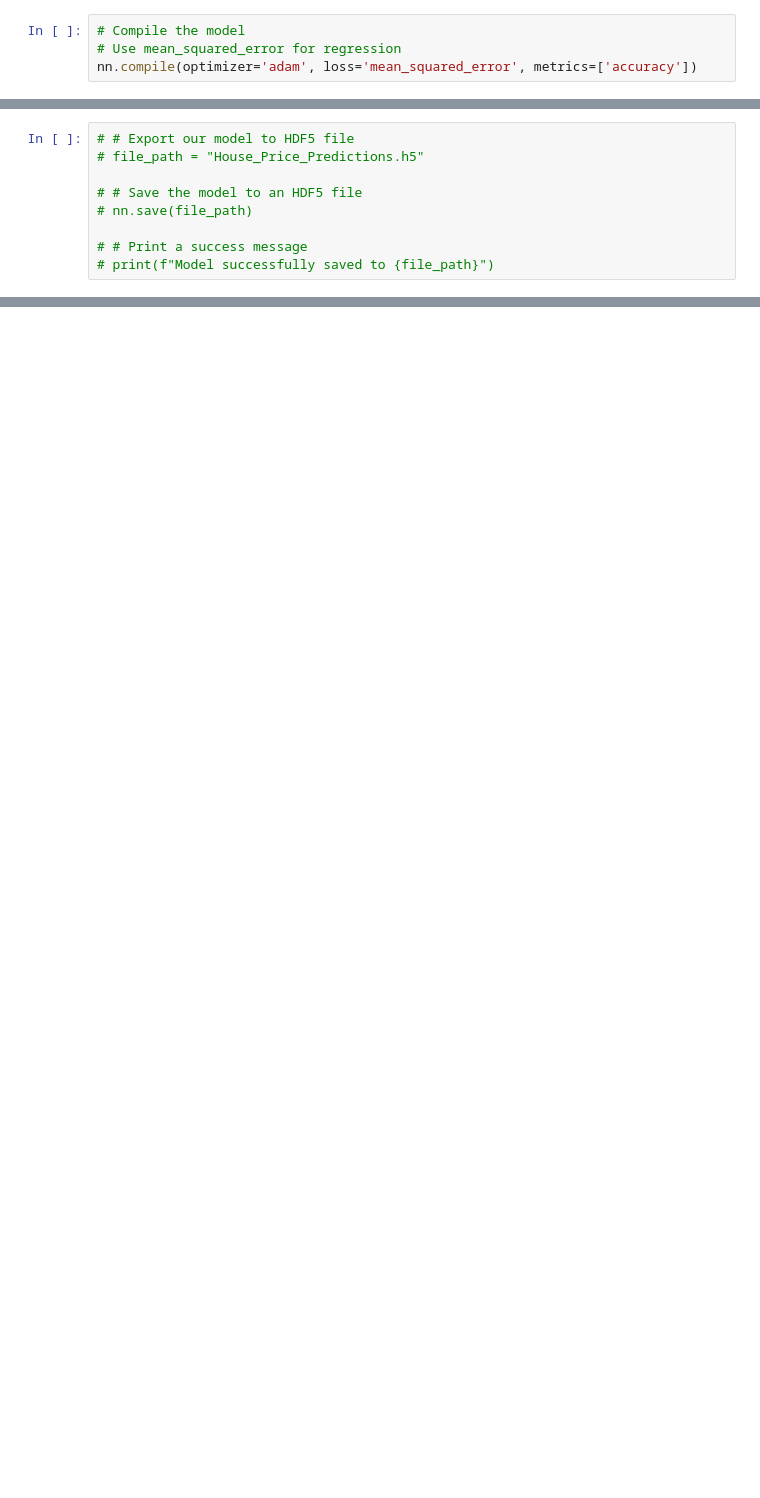
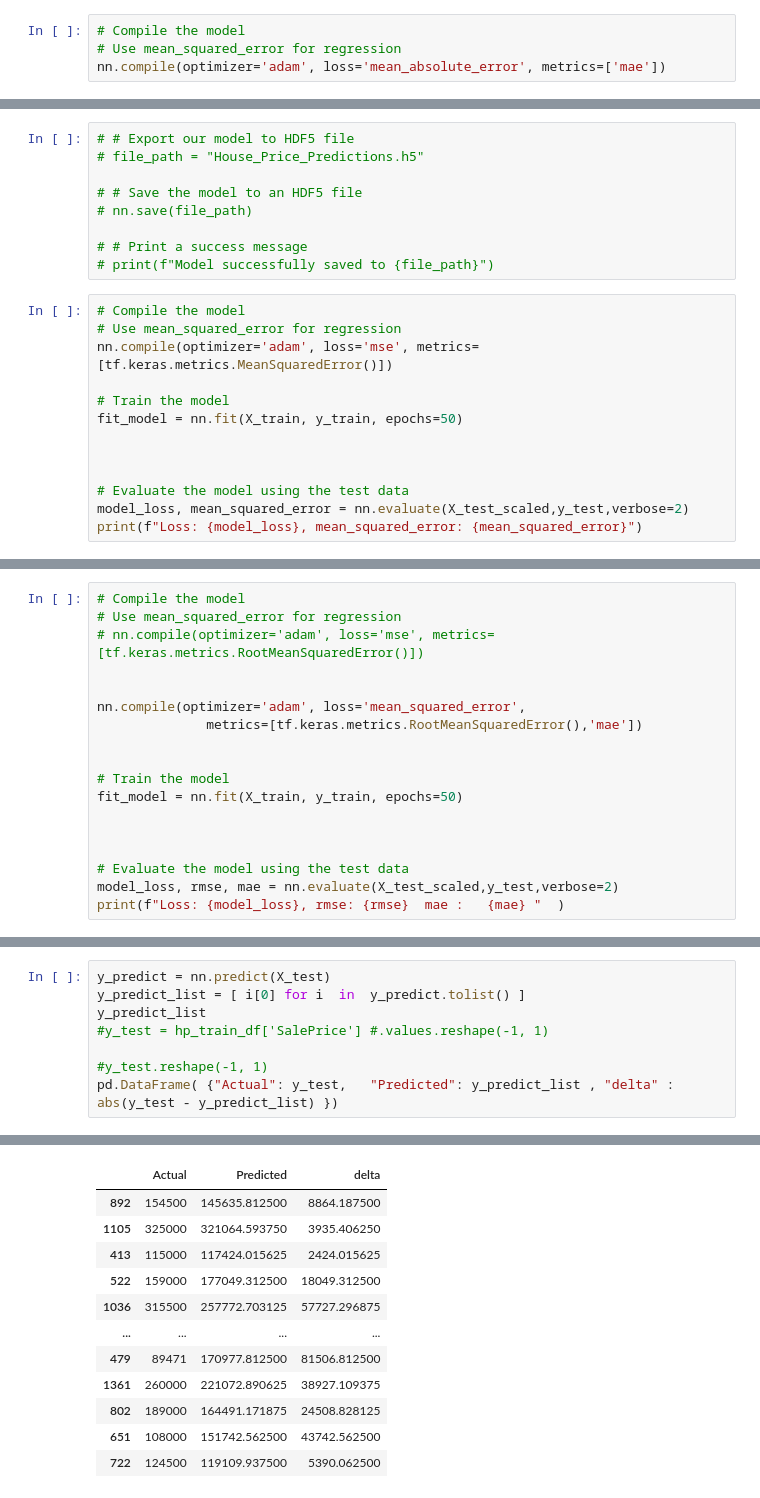
Before and after one commit to JaleesMoeen/House_Price_Forecaster, a Jupyter notebook: Data Modeling/1_HP_NN_Model.ipynb, the cells around one changed output, grey strips where cells are left out. Drawn from its saved outputs; the diff is of its cells as text; blank space fills up the shorter version.

```diff
--- a/Data Modeling/1_HP_NN_Model.ipynb
+++ b/Data Modeling/1_HP_NN_Model.ipynb
@@ -187,7 +189,7 @@ _________________________________________________________________
 # %%
 # Compile the model
 # Use mean_squared_error for regression
-nn.compile(optimizer='adam', loss='mean_squared_error', metrics=['accuracy'])
+nn.compile(optimizer='adam', loss='mean_absolute_error', metrics=['mae'])
 # %%
 # Train the model
 fit_model = nn.fit(X_train, y_train, epochs=50)
@@ -225,3 +232,16 @@ Loss: 39211683840.0, Accuracy: 0.0
 
 # # Print a success message
 # print(f"Model successfully saved to {file_path}")
+# %%
+# Compile the model
+# Use mean_squared_error for regression
+nn.compile(optimizer='adam', loss='mse', metrics=[tf.keras.metrics.MeanSquaredError()])
+
+# Train the model
+fit_model = nn.fit(X_train, y_train, epochs=50)
+
+
+
+# Evaluate the model using the test data
+model_loss, mean_squared_error = nn.evaluate(X_test_scaled,y_test,verbose=2)
+print(f"Loss: {model_loss}, mean_squared_error: {mean_squared_error}")
@@ -227,0 +266,18 @@ Loss: 39211683840.0, Accuracy: 0.0
+# %%
+# Compile the model
+# Use mean_squared_error for regression
+# nn.compile(optimizer='adam', loss='mse', metrics=[tf.keras.metrics.RootMeanSquaredError()])
+
+
+nn.compile(optimizer='adam', loss='mean_squared_error',
+              metrics=[tf.keras.metrics.RootMeanSquaredError(),'mae'])
+
+
+# Train the model
+fit_model = nn.fit(X_train, y_train, epochs=50)
+
+
+
+# Evaluate the model using the test data
+model_loss, rmse, mae = nn.evaluate(X_test_scaled,y_test,verbose=2)
+print(f"Loss: {model_loss}, rmse: {rmse}  mae :   {mae} "  )
@@ -227,0 +302,9 @@ Loss: 39211683840.0, Accuracy: 0.0
+# %%
+y_predict = nn.predict(X_test)
+y_predict_list = [ i[0] for i  in  y_predict.tolist() ]
+y_predict_list
+#y_test = hp_train_df['SalePrice'] #.values.reshape(-1, 1)
+
+#y_test.reshape(-1, 1)
+pd.DataFrame( {"Actual": y_test,   "Predicted": y_predict_list , "delta" : abs(y_test - y_predict_list) })
+# %% [output]
@@ -227,0 +312,12 @@ Loss: 39211683840.0, Accuracy: 0.0
+|  | Actual | Predicted | delta |
+| 892 | 154500 | 145635.812500 | 8864.187500 |
+| 1105 | 325000 | 321064.593750 | 3935.406250 |
+| 413 | 115000 | 117424.015625 | 2424.015625 |
+| 522 | 159000 | 177049.312500 | 18049.312500 |
+| 1036 | 315500 | 257772.703125 | 57727.296875 |
+| ... | ... | ... | ... |
+| 479 | 89471 | 170977.812500 | 81506.812500 |
+| 1361 | 260000 | 221072.890625 | 38927.109375 |
+| 802 | 189000 | 164491.171875 | 24508.828125 |
+| 651 | 108000 | 151742.562500 | 43742.562500 |
+| 722 | 124500 | 119109.937500 | 5390.062500 |
```
Also changed, not shown: parts of 9 cells of this notebook, 2 other files.
